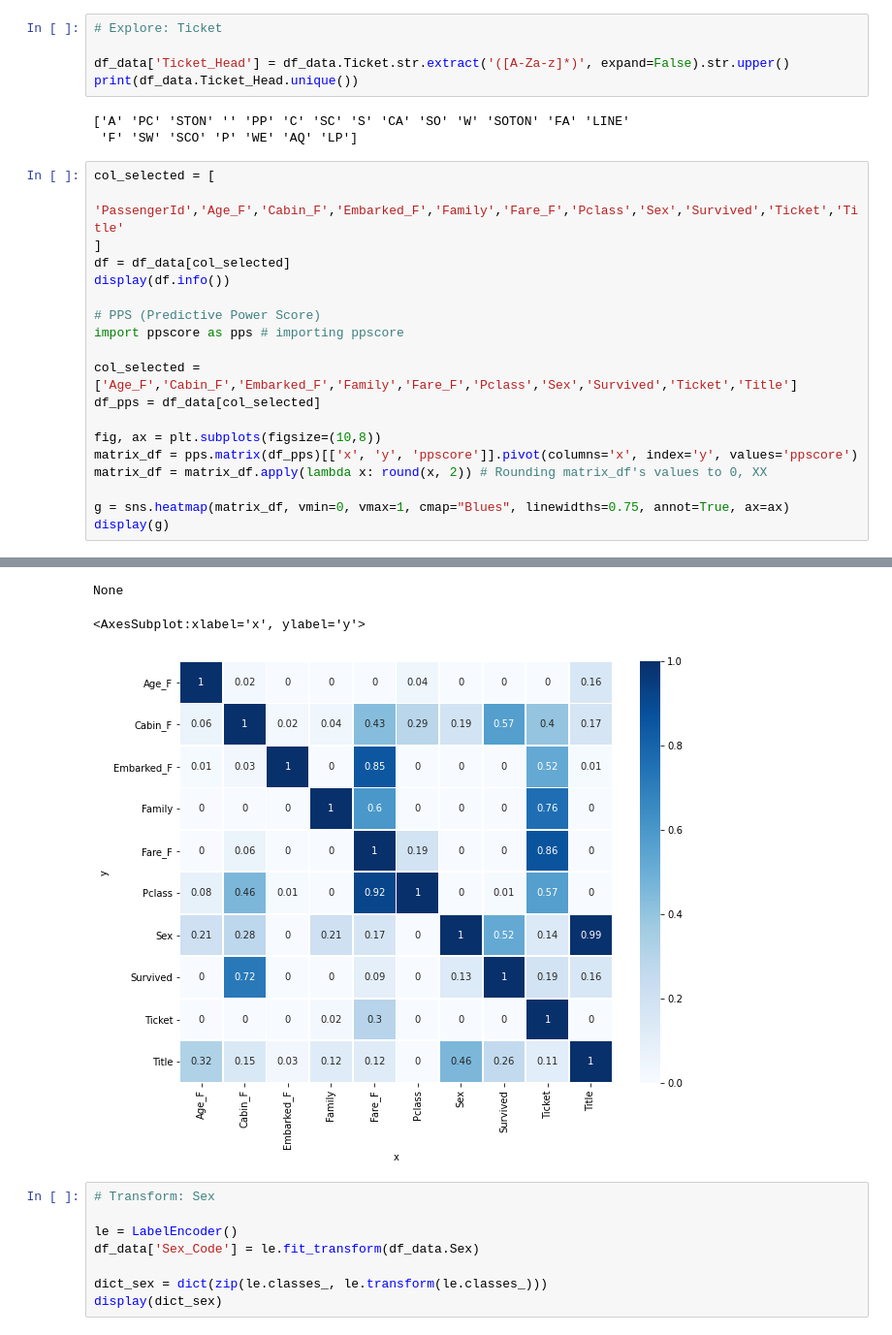
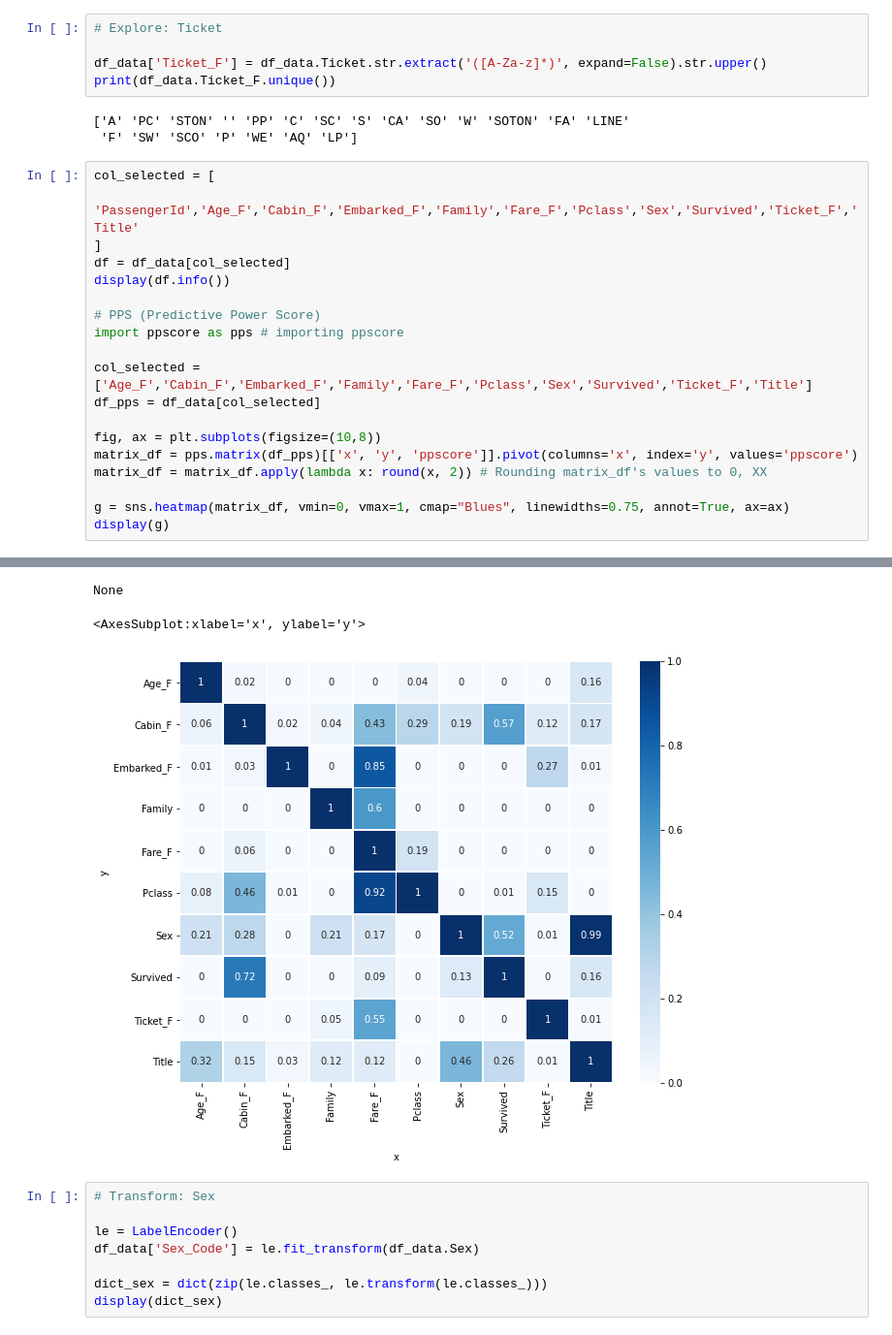
Before and after one commit to morpheus9631/titanic, a Jupyter notebook: ipynb/train_v5_2.ipynb, the cells around one changed output, grey strips where cells are left out. Shown: that part at 97% size. Saved outputs shown, nothing was run; the diff lists cells and outputs as text.

```diff
--- a/ipynb/train_v5_2.ipynb
+++ b/ipynb/train_v5_2.ipynb
@@ -688,14 +688,14 @@ display(pt)
 # %%
 # Explore: Ticket
 
-df_data['Ticket_Head'] = df_data.Ticket.str.extract('([A-Za-z]*)', expand=False).str.upper()
-print(df_data.Ticket_Head.unique())
+df_data['Ticket_F'] = df_data.Ticket.str.extract('([A-Za-z]*)', expand=False).str.upper()
+print(df_data.Ticket_F.unique())
 # %% [output]
 ['A' 'PC' 'STON' '' 'PP' 'C' 'SC' 'S' 'CA' 'SO' 'W' 'SOTON' 'FA' 'LINE'
  'F' 'SW' 'SCO' 'P' 'WE' 'AQ' 'LP']
 # %%
 col_selected = [
-    'PassengerId','Age_F','Cabin_F','Embarked_F','Family','Fare_F','Pclass','Sex','Survived','Ticket','Title'
+    'PassengerId','Age_F','Cabin_F','Embarked_F','Family','Fare_F','Pclass','Sex','Survived','Ticket_F','Title'
 ]
 df = df_data[col_selected]
 display(df.info())
@@ -703,7 +703,7 @@ display(df.info())
 # PPS (Predictive Power Score)
 import ppscore as pps # importing ppscore
 
-col_selected = ['Age_F','Cabin_F','Embarked_F','Family','Fare_F','Pclass','Sex','Survived','Ticket','Title']
+col_selected = ['Age_F','Cabin_F','Embarked_F','Family','Fare_F','Pclass','Sex','Survived','Ticket_F','Title']
 df_pps = df_data[col_selected]
 
 fig, ax = plt.subplots(figsize=(10,8))
@@ -731,9 +731,9 @@ Data columns (total 11 columns):
  10  Title        1309 non-null   object
 dtypes: float64(3), int64(3), object(5)
 memory usage: 162.7+ KB
 None
 <AxesSubplot:xlabel='x', ylabel='y'>
-[figure, old version]
+[figure, new version]
 # %%
 # Transform: Sex
 
```
Also changed, not shown: parts of 32 cells of this notebook, 13 other files.
